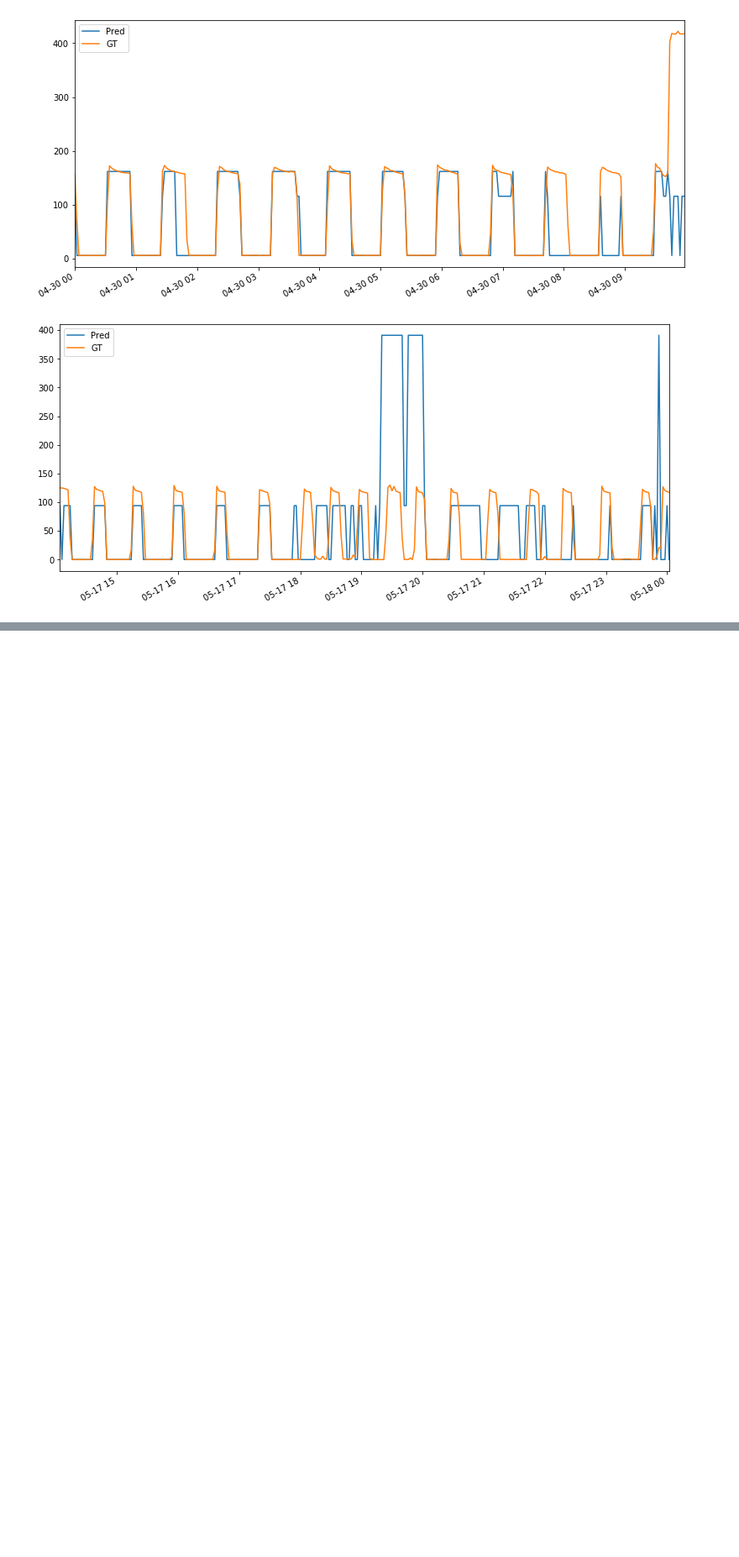
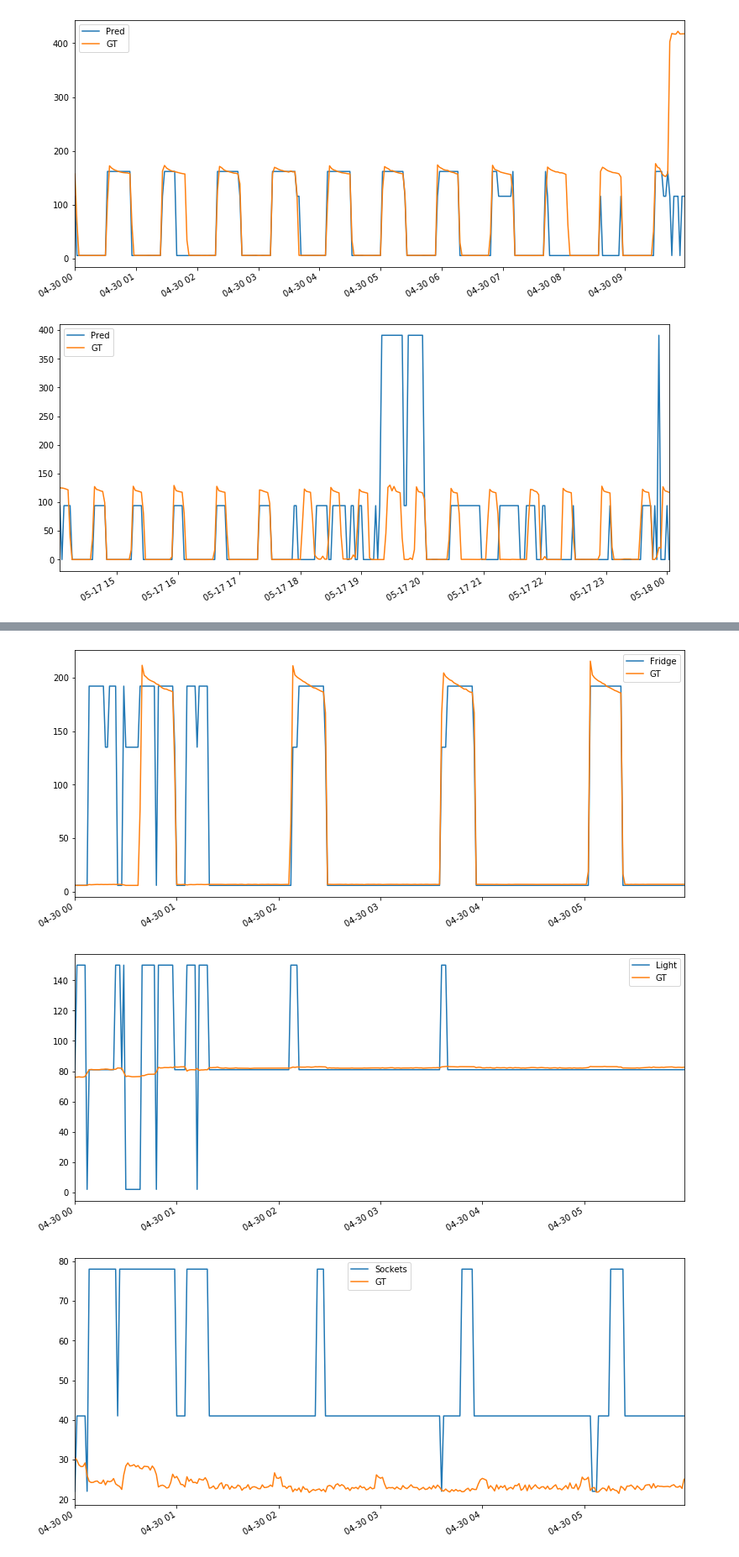
Before and after one commit to leonardohdemelo/NILM-Unifei, a Jupyter notebook: NILM-Unifei.ipynb, the cells around one changed output, grey strips where cells are left out. Shown at 84% size. Cells and saved outputs as stored; diff of their text form; code cells hidden in the pictures; blank space fills up the shorter version.

Commit message:
Avaliação do tempo necessário para obter um resultado satisfatório.

```diff
--- a/NILM-Unifei.ipynb
+++ b/NILM-Unifei.ipynb
@@ -175,0 +189,12 @@ IndexError: list index out of range
+# %%
+#testar as aplicações em 36 segundos
+#Amostra retiradas da casa
+
+
+casa_1 = 0
+sample_period = 72 #faz o down_sample para amostras a cada 36 segundos pq as as amostras são de 3 ou 4 segundos
+predictions = []
+gts = []
+fhmm = FHMM()
+fhmm.train(top_5_train_elec[casa_1], sample_period=sample_period)
+gt, prediction = predict(fhmm, test_elec[casa_1], sample_period, train.metadata['timezone'])
@@ -175,0 +213,18 @@ IndexError: list index out of range
+# %%
+def imprime_casa():
+    appliance_labels = [m.label() for m in gt.columns.values]
+    gt.columns = appliance_labels
+    prediction.columns = appliance_labels
+
+    #Imprime as medições
+    for appliance in prediction:
+            plt.subplots(1)
+            prediction[appliance].head(300).plot(label=appliance)
+            gt[appliance].head(300).plot(label="GT")
+            plt.legend()
+# %%
+imprime_casa()
+# %% [output]
+[figure, added]
+[figure, added]
+[figure, added]
```
Also changed, not shown: parts of 15 cells of this notebook.
